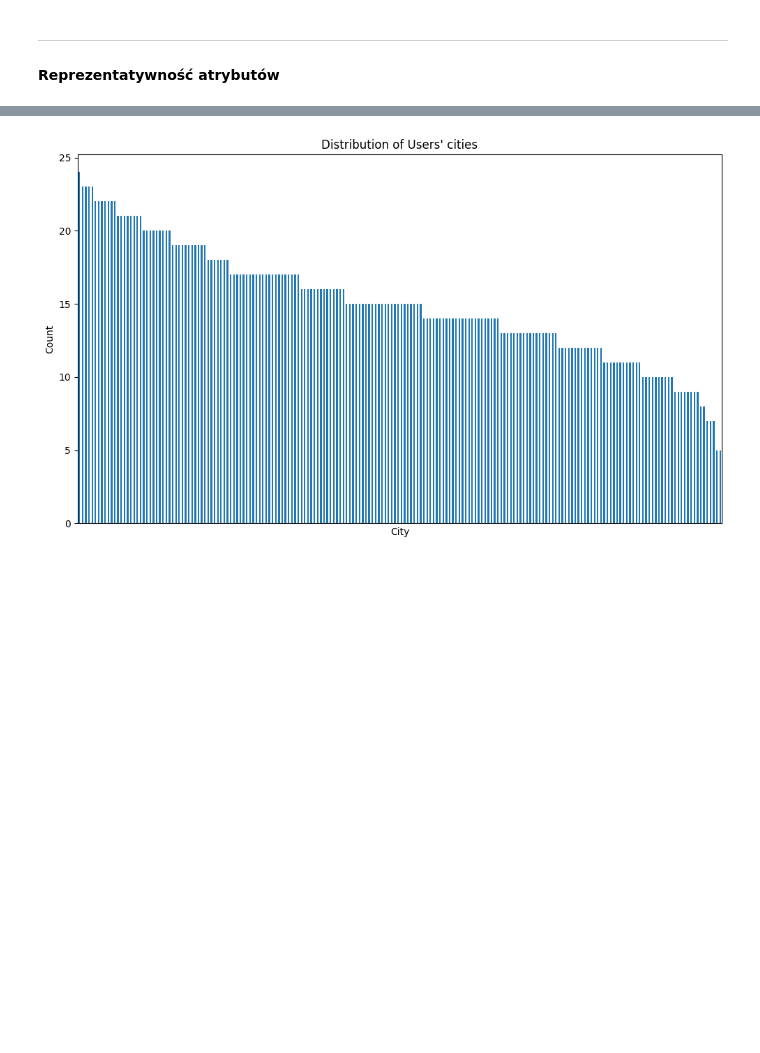
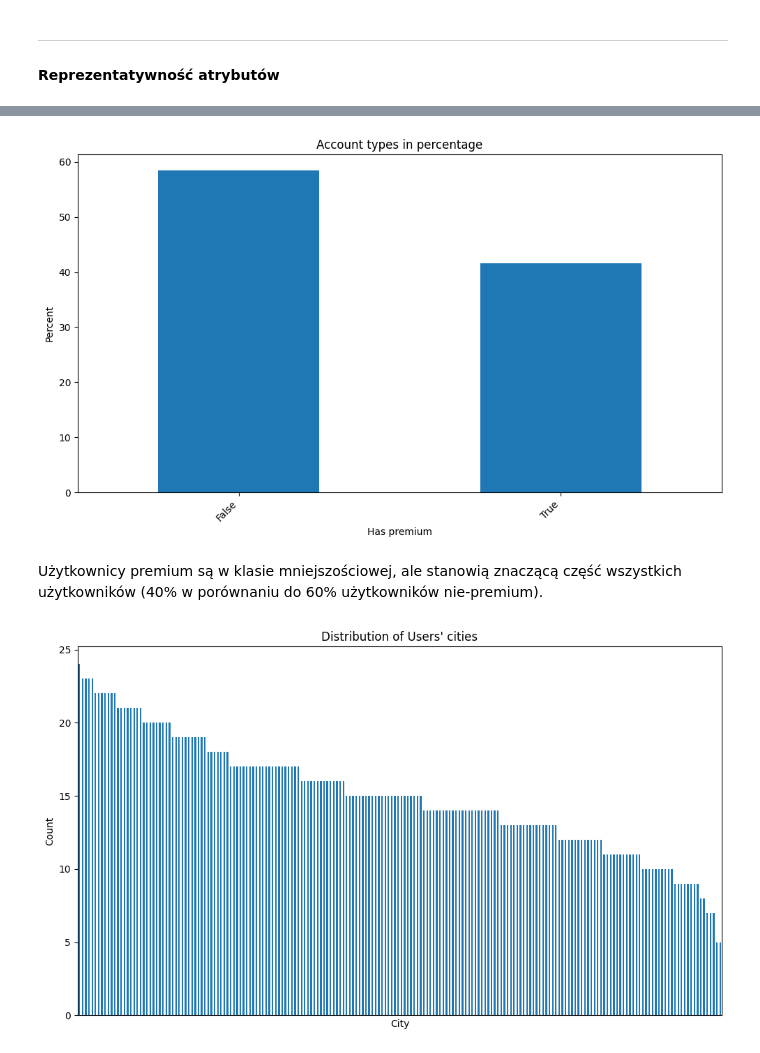
Before and after one commit to sz-aleksandra/premium-candidate-predictor, a Jupyter notebook: IUM.ipynb, the cells around one changed output, grey strips where cells are left out. Saved outputs shown, nothing was run; the diff lists cells and outputs as text; code cells hidden in the pictures; blank space fills up the shorter version.

```diff
--- a/IUM.ipynb
+++ b/IUM.ipynb
@@ -256,3 +265,18 @@ plt.show()
+# %%
+percentages = (users_premium_counts / users_premium_counts.sum()) * 100
+
+plt.figure(figsize=(10, 6))
+percentages.plot(kind='bar')
+plt.title("Account types in percentage")
+plt.ylabel("Percent")
+plt.xlabel("Has premium")
+plt.xticks(rotation=45, ha='right')
+plt.tight_layout()
+plt.show()
+# %% [output]
+[figure, added]
+# %% [markdown]
+Użytkownicy premium są w klasie mniejszościowej, ale stanowią znaczącą część wszystkich użytkowników (40% w porównaniu do 60% użytkowników nie-premium).
 # %%
 file_path = 'content/users.jsonl'
 users_df = pd.read_json(file_path, lines=True, encoding='utf-8')
```
Also changed, not shown: parts of 9 cells of this notebook.
